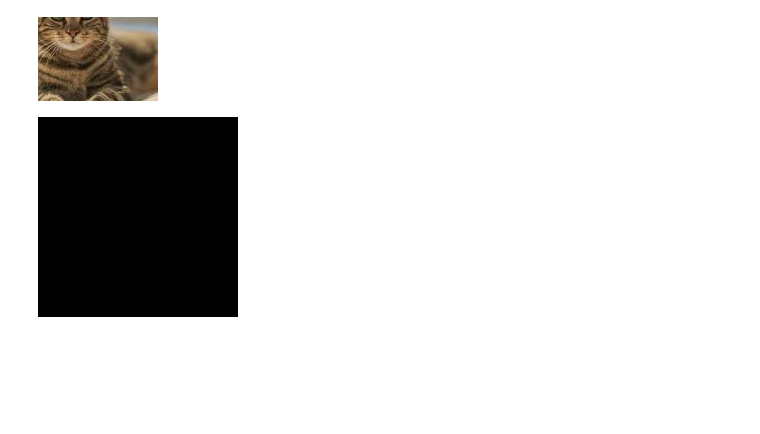
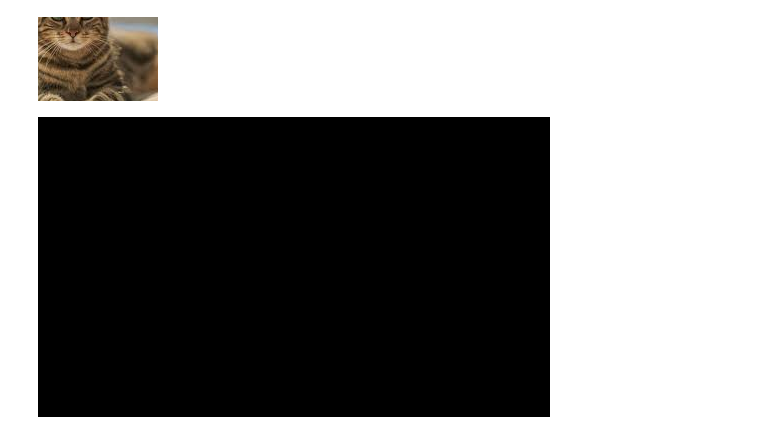
Before and after one commit to ekramasif/Basic-Computer-Vision, a Jupyter notebook: Image_Analysis.ipynb, the cells around one changed output. Saved outputs shown, nothing was run; the diff lists cells and outputs as text; code cells hidden in the pictures; blank space fills up the shorter version.

```diff
--- a/Image_Analysis.ipynb
+++ b/Image_Analysis.ipynb
@@ -66,8 +72,8 @@ cv2_imshow(crop_img)
 # %% [output]
 [figure]
 # %%
-img3 = np.zeros((200,200),np.uint8)
-
+# img3 = np.zeros((200,200),np.uint8)
+img3 = np.zeros((300,512,3), np.uint8)
 cv2_imshow(img3)
 # %% [output]
-[figure, old version]
+[figure, new version]
```
Also changed, not shown: parts of 1 cell of this notebook.
